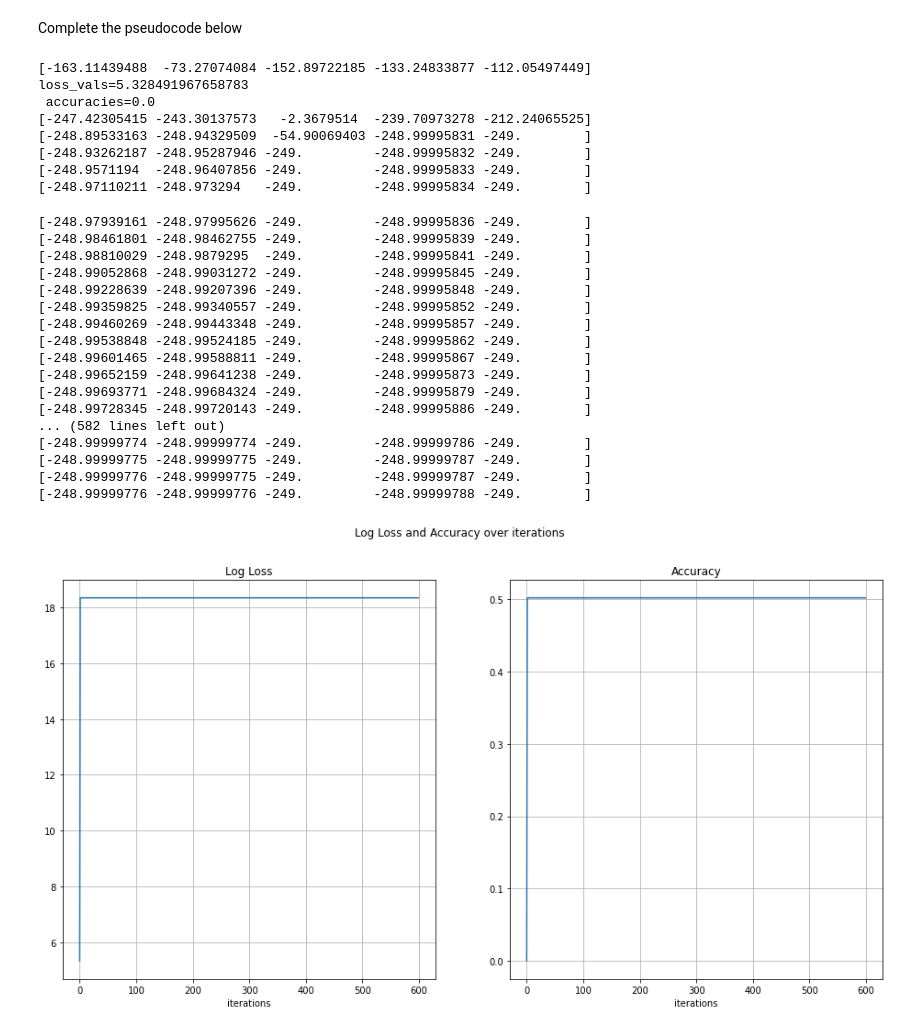
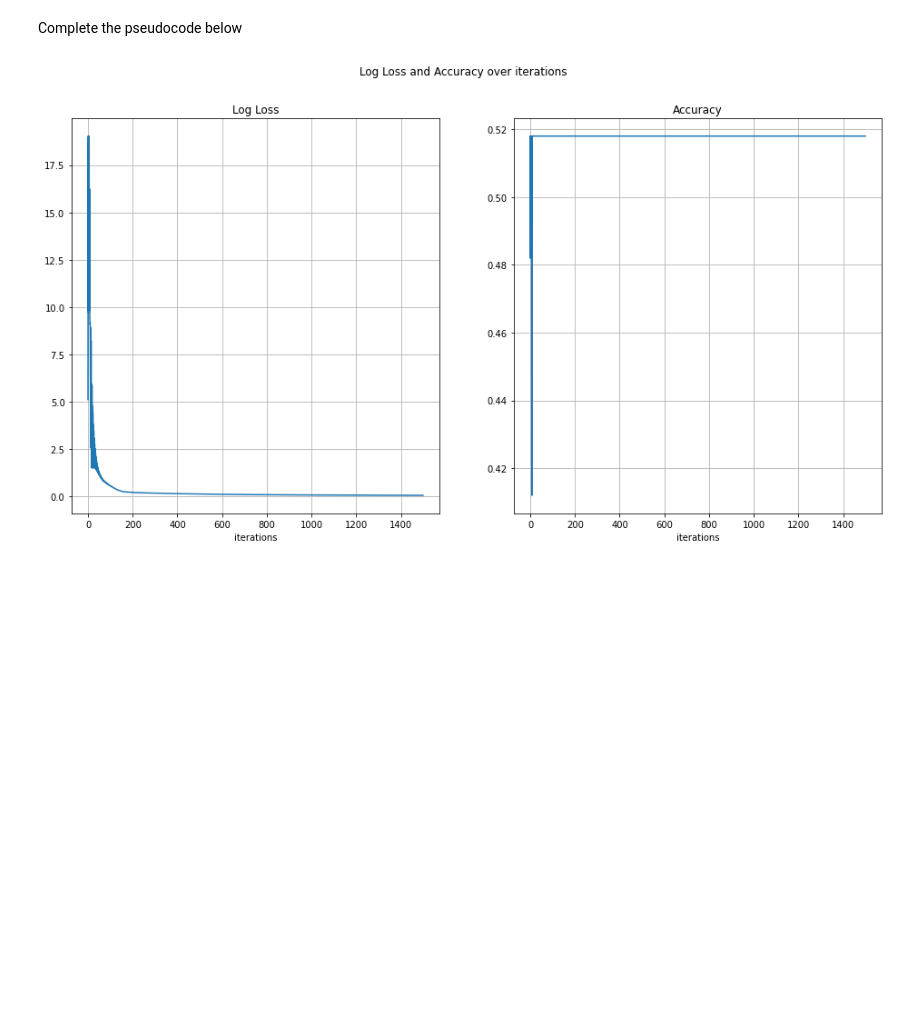
Before and after one commit to isaquefms/eng_comp_lab_ic, a Jupyter notebook: atv_5/Backprop_Exercise_HW.ipynb, the cells around one changed output. Drawn from its saved outputs; the diff is of its cells as text; code cells hidden in the pictures; blank space fills up the shorter version.

```diff
--- a/atv_5/Backprop_Exercise_HW.ipynb
+++ b/atv_5/Backprop_Exercise_HW.ipynb
@@ -112,7 +112,7 @@ def accuracy(y_true, y_pred):
     acertos: int = 0
     total_classificacoes: int = len(y_pred)
     for element_1, element_2 in zip(y_true, y_pred):
-        print(element_1, element_2)
+        element_2 = int(element_2)
         if element_1 == element_2:
             acertos += 1 # contando a quantidade de acertos
     # acurácia
@@ -140,58 +140,31 @@ Complete the pseudocode below
 # %%
 #### Initialize the network parameters
 
 np.random.seed(1241)
 # funcoes prontas: sigmoid, loss_fn, forward_pass, plot_loss_accuracy
 W_1 = np.random.uniform(-1, 1, size=(3,500))
 W_2 = np.random.uniform(-1, 1, size=(500,))
-num_iter = 600
-learning_rate = 0.1
+num_iter = 1500
+learning_rate = 0.01
 x_mat = x_mat_full
 teste = []
 loss_vals, accuracies = [], []
 for i in range(num_iter):
     ### Do a forward computation, and get the gradient
     y_pred, gradient = forward_pass(W_1, W_2)
-    print(gradient[1][:5])
-    teste=gradient
     ## Update the weight matrices
-    W_1 = W_1 + (learning_rate*gradient[0])
-    W_2 = W_2 + (learning_rate*gradient[1])
+    W_1 = W_1 - (gradient[0]*learning_rate)
+    W_2 = W_2 - (gradient[1]*learning_rate)
     ### Compute the loss and accuracy
     loss_now = loss_fn(y, y_pred)
     accuracy_now = accuracy(y, y_pred)
     loss_vals.append(loss_now)
     accuracies.append(accuracy_now)
 
     ## Print the loss and accuracy for every 200th iteration
-    if not i%200:
-      print(f'loss_vals={loss_now}\n accuracies={accuracy_now}')
+    # if not i%200:
+    #   print(f'loss_vals={loss_now}\n accuracies={accuracy_now}')
 
 plot_loss_accuracy(loss_vals, accuracies)
 # %% [output]
-[-163.11439488  -73.27074084 -152.89722185 -133.24833877 -112.05497449]
-loss_vals=5.328491967658783
- accuracies=0.0
-[-247.42305415 -243.30137573   -2.3679514  -239.70973278 -212.24065525]
-[-248.89533163 -248.94329509  -54.90069403 -248.99995831 -249.        ]
-[-248.93262187 -248.95287946 -249.         -248.99995832 -249.        ]
-[-248.9571194  -248.96407856 -249.         -248.99995833 -249.        ]
-[-248.97110211 -248.973294   -249.         -248.99995834 -249.        ]
-[-248.97939161 -248.97995626 -249.         -248.99995836 -249.        ]
-[-248.98461801 -248.98462755 -249.         -248.99995839 -249.        ]
-[-248.98810029 -248.9879295  -249.         -248.99995841 -249.        ]
-[-248.99052868 -248.99031272 -249.         -248.99995845 -249.        ]
-[-248.99228639 -248.99207396 -249.         -248.99995848 -249.        ]
-[-248.99359825 -248.99340557 -249.         -248.99995852 -249.        ]
-[-248.99460269 -248.99443348 -249.         -248.99995857 -249.        ]
-[-248.99538848 -248.99524185 -249.         -248.99995862 -249.        ]
-[-248.99601465 -248.99588811 -249.         -248.99995867 -249.        ]
-[-248.99652159 -248.99641238 -249.         -248.99995873 -249.        ]
-[-248.99693771 -248.99684324 -249.         -248.99995879 -249.        ]
-[-248.99728345 -248.99720143 -249.         -248.99995886 -249.        ]
-... (582 lines left out)
-[-248.99999774 -248.99999774 -249.         -248.99999786 -249.        ]
-[-248.99999775 -248.99999775 -249.         -248.99999787 -249.        ]
-[-248.99999776 -248.99999775 -249.         -248.99999787 -249.        ]
-[-248.99999776 -248.99999776 -249.         -248.99999788 -249.        ]
-[figure, old version]
+[figure, new version]
```
Also changed, not shown: parts of 1 cell of this notebook.
